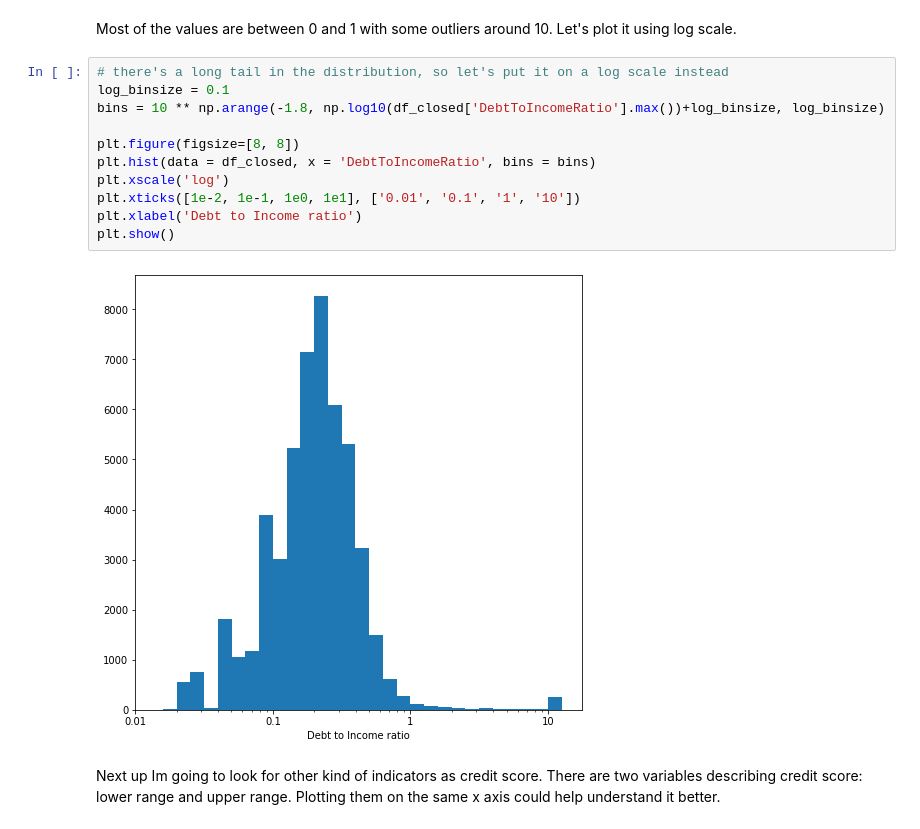
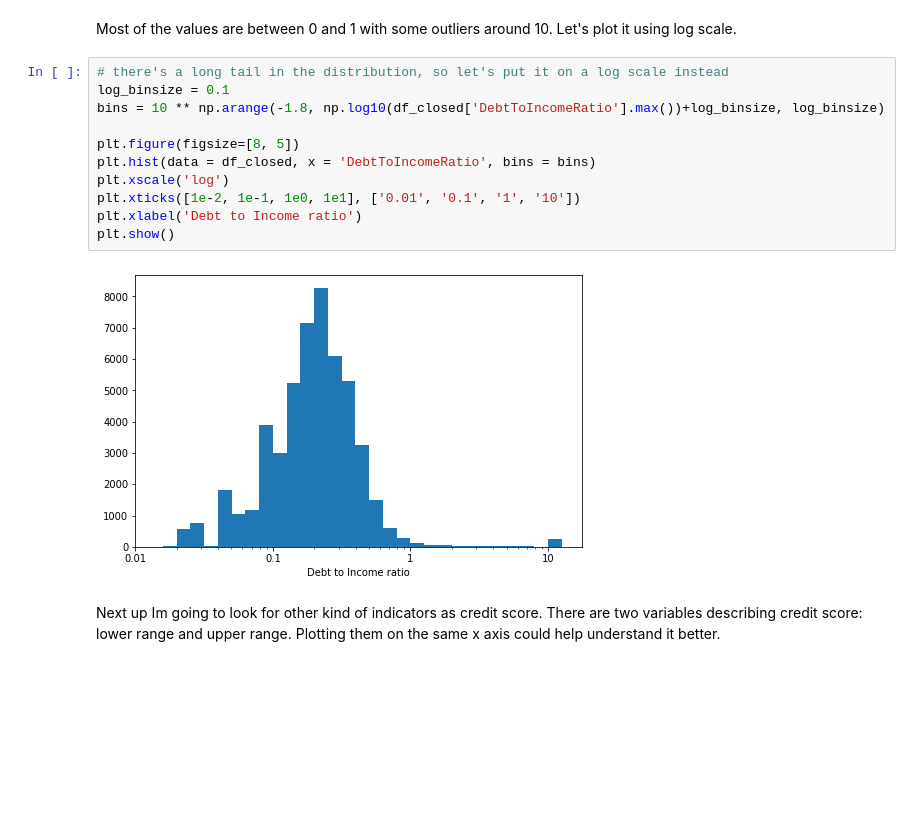
Before and after one commit to eduardoburgoa/prosper-loan, a Jupyter notebook: prosperLoanData_exploration.ipynb, the cells around one changed output. Saved outputs shown, nothing was run; the diff lists cells and outputs as text; blank space fills up the shorter version.

```diff
--- a/prosperLoanData_exploration.ipynb
+++ b/prosperLoanData_exploration.ipynb
@@ -301,16 +300,16 @@ Most of the values are between 0 and 1 with some outliers around 10. Let's plot
 # %%
 # there's a long tail in the distribution, so let's put it on a log scale instead
 log_binsize = 0.1
 bins = 10 ** np.arange(-1.8, np.log10(df_closed['DebtToIncomeRatio'].max())+log_binsize, log_binsize)
 
-plt.figure(figsize=[8, 8])
+plt.figure(figsize=[8, 5])
 plt.hist(data = df_closed, x = 'DebtToIncomeRatio', bins = bins)
 plt.xscale('log')
 plt.xticks([1e-2, 1e-1, 1e0, 1e1], ['0.01', '0.1', '1', '10'])
 plt.xlabel('Debt to Income ratio')
 plt.show()
 # %% [output]
-[figure, old version]
+[figure, new version]
 # %% [markdown]
 Next up Im going to look for other kind of indicators as credit score. There are two variables describing credit score: lower range and upper range. Plotting them on the same x axis could help understand it better.
 # %%
```
Also changed, not shown: parts of 12 cells of this notebook, 1 other file.
